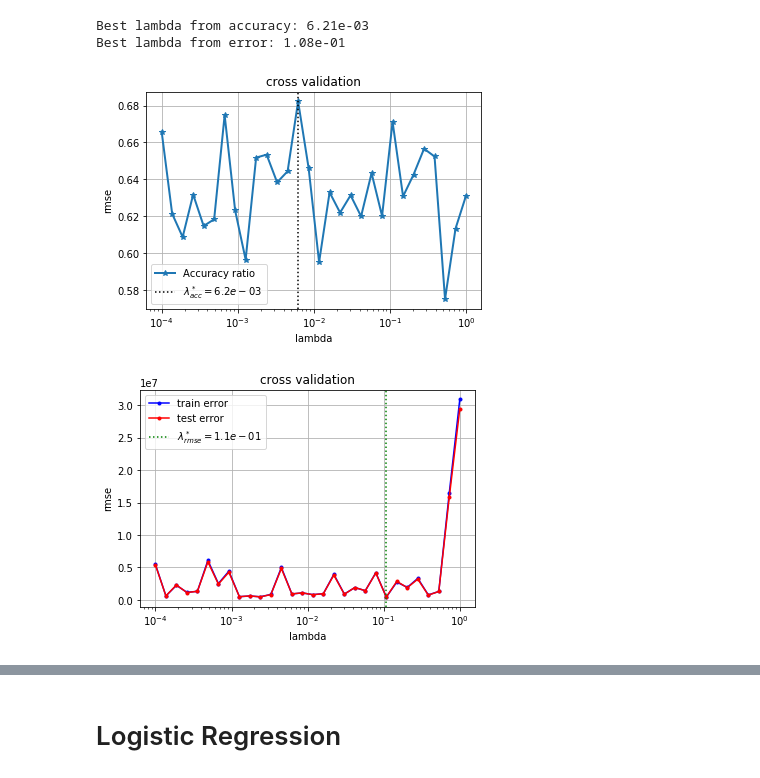
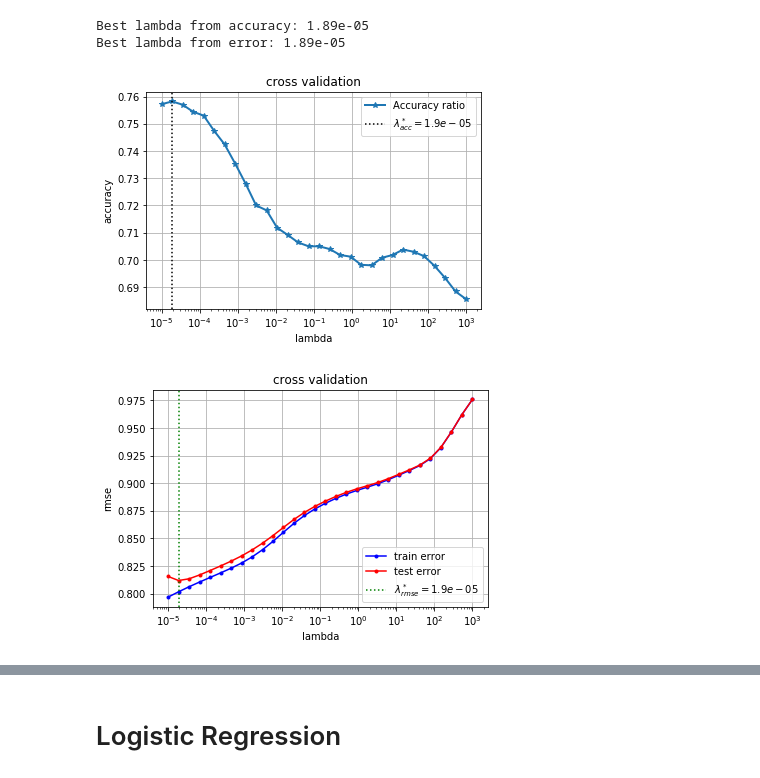
Before and after one commit to dforero0896/ml-project1, a Jupyter notebook: scripts/implementations.ipynb, the cells around one changed output, grey strips where cells are left out. Saved outputs shown, nothing was run; the diff lists cells and outputs as text; code cells hidden in the pictures.

```diff
--- a/scripts/implementations.ipynb
+++ b/scripts/implementations.ipynb
@@ -5,26 +5,24 @@ import numpy as np
 import matplotlib.pyplot as plt
 # %%
 # Read train_y=LABELS, train_x=FEATURES and train_id=EVENT_IDS from dataset.
-subsamp = False
+subsamp = True
 y, x, id_ = load_csv_data('../data/train.csv', sub_sample=subsamp)
 y_out_test, x_out_test, id_out_test = load_csv_data('../data/test.csv', sub_sample=subsamp)
 # %%
+clean=False
+degree = 2
+feature_expansion = True
 x_train, y_train, x_test, y_test = split_data(x, y, ratio=0.9, seed = 42)
-# Clean data
-#y_train, tx_train = clean_data(y_train, tx_train)
-#y_test, tx_test = clean_data(y_test, tx_test) #Test data should not be cleaned.
+if clean:
+    # Clean data
+    y_train, tx_train = clean_data(y_train, tx_train)
 # Standardize data
-#y_train_std = standardize(y_train)
 x_train_std = standardize_features(x_train)
-#y_test_std = standardize(y_test)
 x_test_std = standardize_features(x_test)
-#y_train = y_train_std[0]
 x_train = x_train_std[0]
-#y_test = y_test_std[0]
 x_test = x_test_std[0]
-
-tx_train = build_poly(x_train, 2)
-tx_test = build_poly(x_test, 2)
-print(tx_train)
+# Build data matrix
+tx_train = build_poly(x_train, degree)
+tx_test = build_poly(x_test, degree)
 tx_train.shape, tx_test.shape
 # %% [output]
@@ -170,7 +178,7 @@ def plot_train_test(train_errors, test_errors, lambdas, degree):
     plt.savefig("../results/ridge_regression")
 # %%
 seed = 42
-degree = 5
+degree = 2
 split_ratio = 0.9
 ridge_regression_demo(x, y, degree, split_ratio, seed)
 # %% [output]
@@ -203,10 +211,12 @@ def cross_validation(y, x, k_indices, k, lambda_, degree):
     x_train = x[id_train]
     y_test = y[id_test]
     y_train = y[id_train]
+    # Standardize
     x_train_std = standardize(x_train)[0]
     x_test_std = standardize(x_test)[0]
-    tx_train = build_poly(x_train, degree)
-    tx_test = build_poly(x_test, degree)
+    # Define feature matrix
+    tx_train = build_poly(x_train_std, degree)
+    tx_test = build_poly(x_test_std, degree)
     # ridge regression
     weight, loss_tr = ridge_regression(y_train, tx_train, lambda_)
     # calculate the loss for train and test data
@@ -235,39 +245,39 @@ def cross_validation_visualization_accuracy(lambdas, accuracies):
     plt.axvline(best_l_acc, c= 'k', label = '$\lambda^*_{acc}=%.1e$'%best_l_acc, ls = ':')
     print('Best lambda from accuracy: %.2e'%best_l_acc)
     plt.xlabel("lambda")
-    plt.ylabel("rmse")
+    plt.ylabel("accuracy")
     plt.title("cross validation")
     plt.legend(loc=0)
     plt.grid(True)
     plt.savefig("../results/cross_validation_accuracies")
 def cross_validation_demo():
     seed = 42
-    degree = 7
-    k_fold = 10
-    lambdas = np.logspace(-4, 0, 30)
+    degree = 3
+    k_fold = 4
+    lambdas = np.logspace(-5, 3, 30)
     # split data in k fold
     k_indices = build_k_indices(y, k_fold, seed)
     # define lists to store the loss of training data and test data
     rmse_tr = []
     rmse_te = []
     std_tr = []
     std_te = []
     accuracies = []
     # cross validation
     for ind, lambda_ in enumerate(lambdas):
         x_validation = np.array([cross_validation(y, x, k_indices, k, lambda_, degree) for k in range(k_fold)])
         rmse_tr.append(np.mean(np.sqrt(2 * x_validation[:, 0])))
         rmse_te.append(np.mean(np.sqrt(2 * x_validation[:, 1])))
         std_tr.append(np.std(np.sqrt(2 * x_validation[:, 0])))
         std_te.append(np.std(np.sqrt(2 * x_validation[:, 1])))
         accuracies.append(np.mean(x_validation[:,2]))
     cross_validation_visualization_accuracy(lambdas, accuracies)
     plt.figure()
     cross_validation_visualization(lambdas, rmse_tr, rmse_te)
 
 cross_validation_demo()
 # %% [output]
-Best lambda from accuracy: 6.21e-03
-Best lambda from error: 1.08e-01
+Best lambda from accuracy: 1.89e-05
+Best lambda from error: 1.89e-05
-[figure, old version]
+[figure, new version]
-[figure, old version]
+[figure, new version]
```
Also changed, not shown: parts of 14 cells of this notebook, 4 other files.
